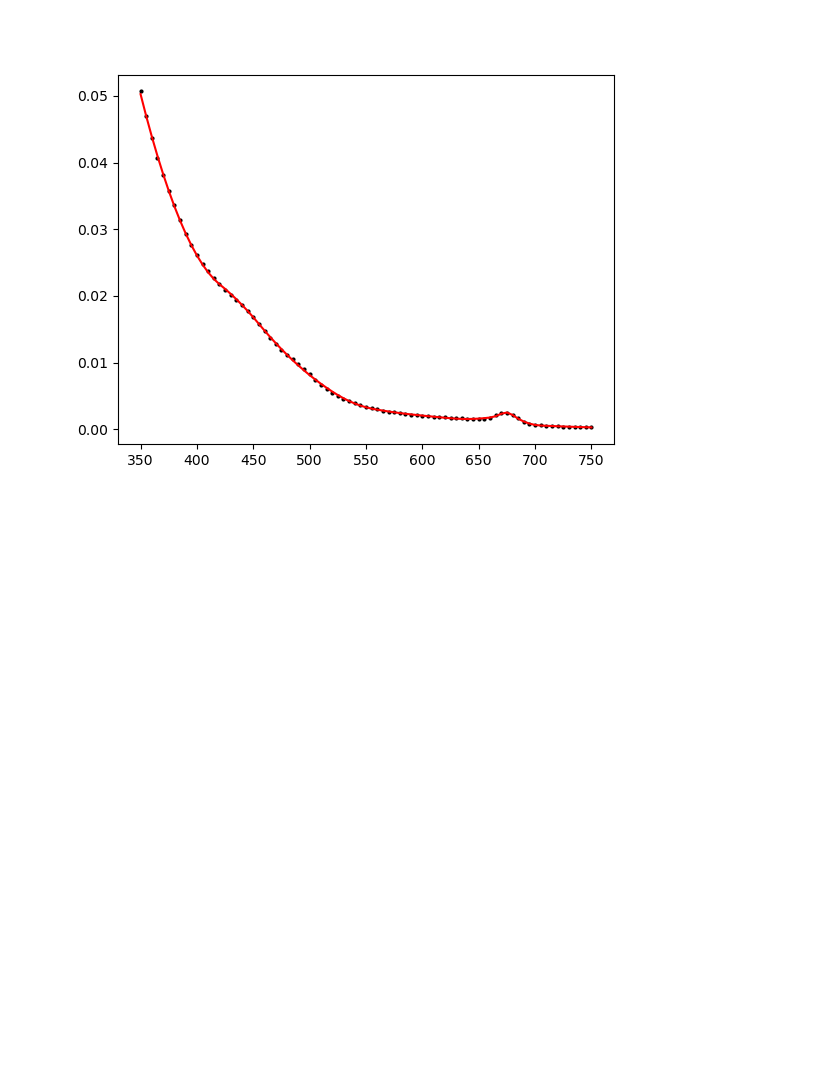
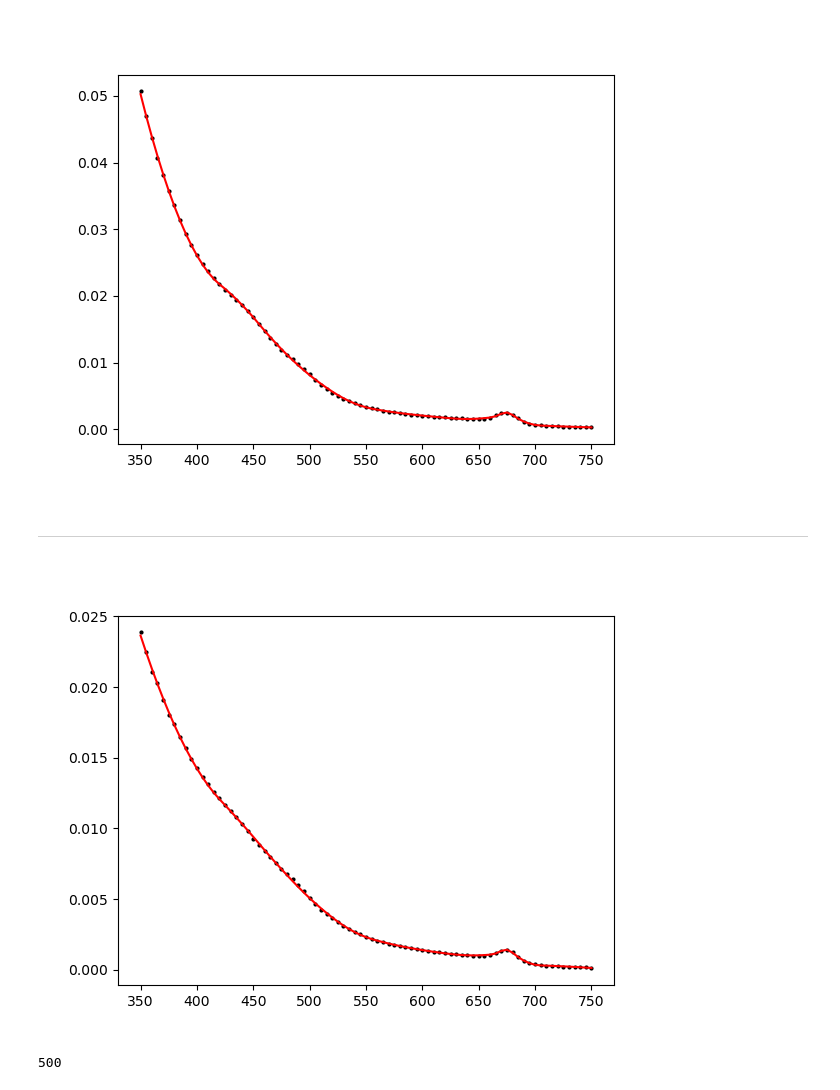
Before and after one commit to AI-for-Ocean-Science/ihop, a Jupyter notebook: papers/I/Analysis/BSpline.ipynb, the cells around one changed output. Drawn from its saved outputs; the diff is of its cells as text; code cells hidden in the pictures; blank space fills up the shorter version.

Commit message:
bspline and nmf

```diff
--- a/papers/I/Analysis/BSpline.ipynb
+++ b/papers/I/Analysis/BSpline.ipynb
@@ -294,3 +295,50 @@ ax.plot(wave, new_y, 'r-')
 plt.show()
 # %% [output]
 [figure]
+# %% [markdown]
+----
+# %%
+bspline_dict = {}
+bspline_dict['xmin'] = 0.
+bspline_dict['xmax'] = 1.
+bspline_dict['npoly'] = 1
+bspline_dict['nord'] = 3
+bspline_dict['funcname'] = 'legendre'
+#
+bspline_dict['coeff'] = d['coeffs'][0]
+bspline_dict['icoeff'] = np.zeros_like(bspline_dict['coeff'])
+bspline_dict['breakpoints'] = d['breakpoints']
+bspline_dict['mask'] = np.ones_like(bspline_dict['breakpoints'], dtype=bool)
+#
+new_bspline = bspline(wave, from_dict=bspline_dict)
+# %%
+wv64 = wave.astype(np.float64)
+a1, lower, upper = new_bspline.action(wv64)
+n = new_bspline.mask.sum() - new_bspline.nord
+coeffbk = new_bspline.mask[new_bspline.nord:].nonzero()[0]
+# %%
+goodcoeff = d['coeffs'][0][...,coeffbk]
+yfit3 = bspline_model(wv64, a1, lower, upper, goodcoeff, n, new_bspline.nord, new_bspline.npoly)
+# %%
+idx = 0
+new_a_nw = ds.anw.data[idx]
+fig = plt.figure()
+plt.clf()
+ax = plt.gca()
+#
+# Data
+ax.plot(wave, new_a_nw, 'ko', ms=2)
+# Breakpoints
+#ax.plot(tck2[0], tck2[1], '*', color='gray')
+
+# Fit
+ax.plot(wave, yfit3, 'r-')
+#ax.plot(wave, ys_smooth2, 'g:')
+
+plt.show()
+# %% [output]
+[figure, added]
+# %%
+idx
+# %% [output]
+500
```
Also changed, not shown: parts of 1 cell of this notebook, 9 other files.
